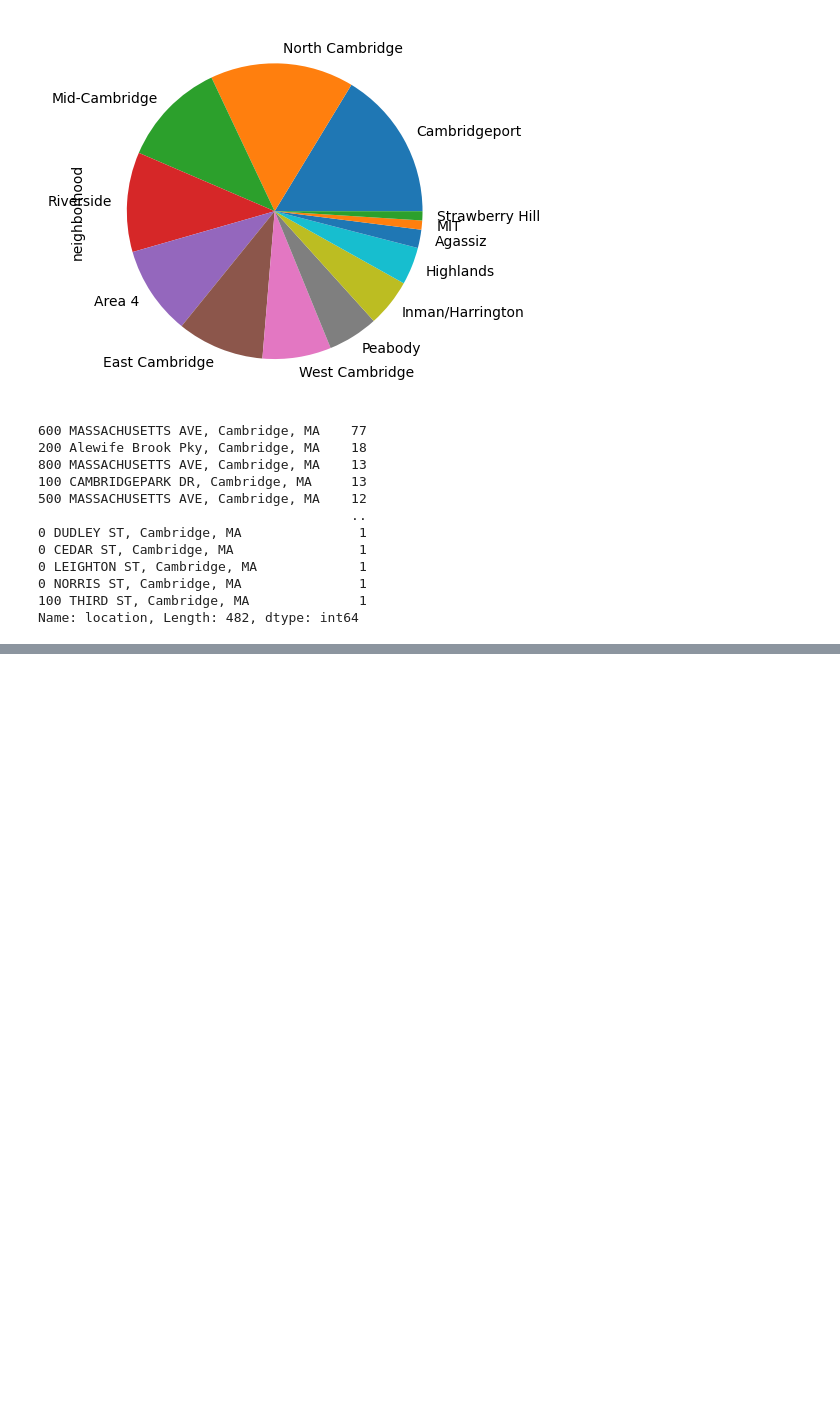
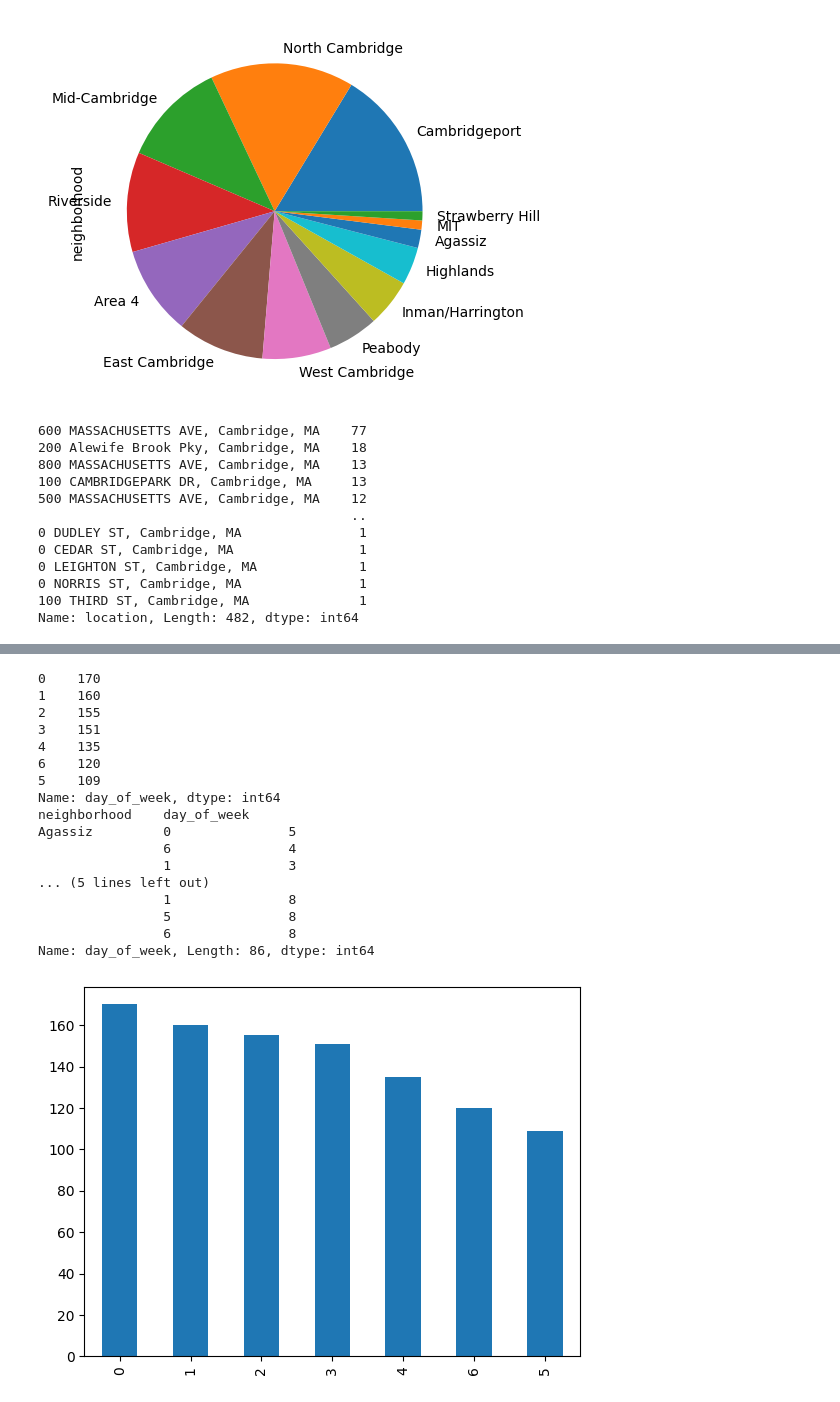
Before and after one commit to carolinevincent88/finalProject, a Jupyter notebook: explore.ipynb, the cells around one changed output, grey strips where cells are left out. Cells and saved outputs as stored; diff of their text form; code cells hidden in the pictures; blank space fills up the shorter version.

```diff
--- a/explore.ipynb
+++ b/explore.ipynb
@@ -142,0 +160,31 @@ More ideas:
+# %%
+#save date of report as a day of the week
+df['day_of_week'] = pd.to_datetime(df['date_of_report']).dt.dayofweek
+
+#print the number of crimes of each day of the week
+print(df['day_of_week'].value_counts())
+
+#plot the number of crimes of each day of the week
+df['day_of_week'].value_counts().plot(kind='bar')
+
+# print the number of crimes of each day of the week per neighborhood
+print(df.groupby('neighborhood')['day_of_week'].value_counts())
+# %% [output]
+0    170
+1    160
+2    155
+3    151
+4    135
+6    120
+5    109
+Name: day_of_week, dtype: int64
+neighborhood    day_of_week
+Agassiz         0               5
+                6               4
+                1               3
+... (5 lines left out)
+                1               8
+                5               8
+                6               8
+Name: day_of_week, Length: 86, dtype: int64
+[figure, added]
```
Also changed, not shown: parts of 3 cells of this notebook.
